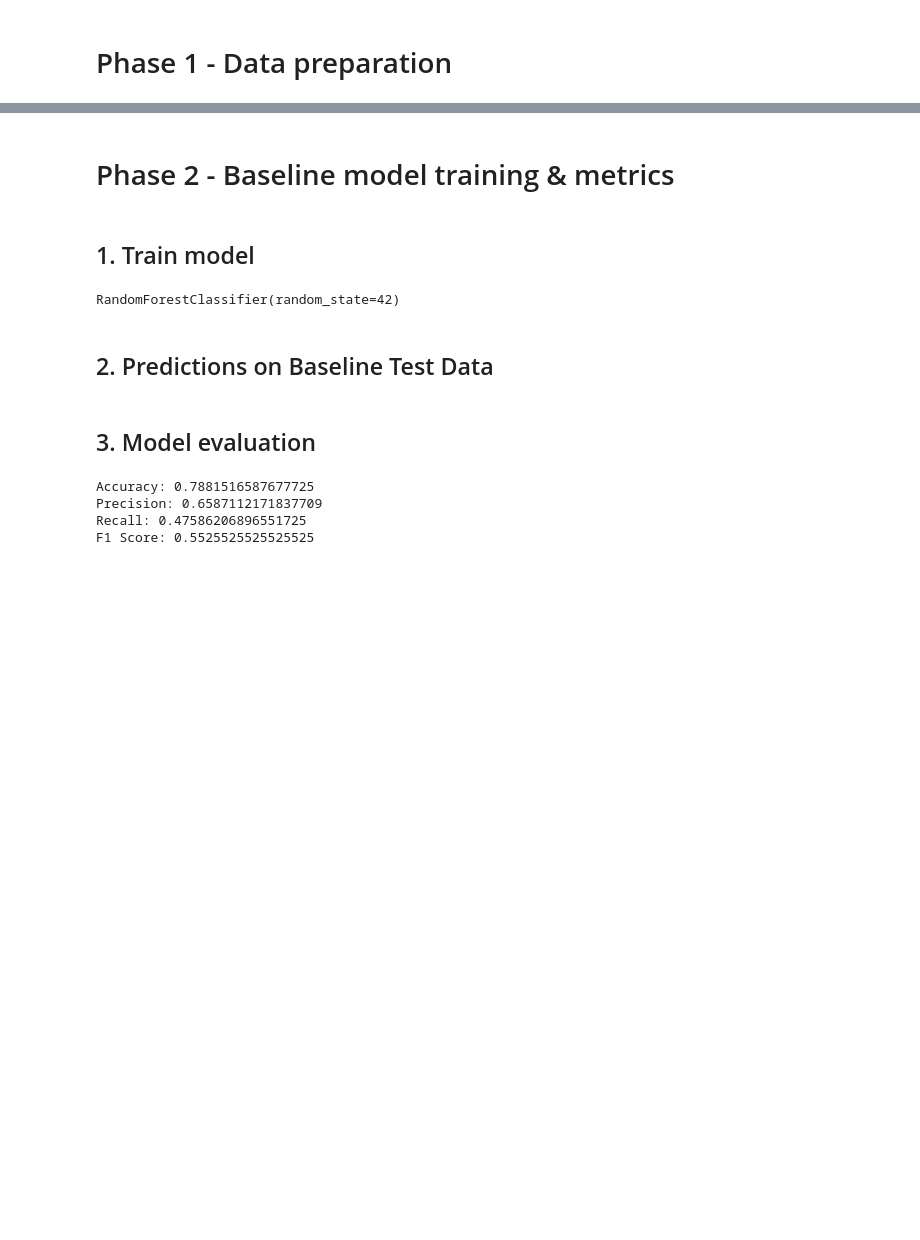
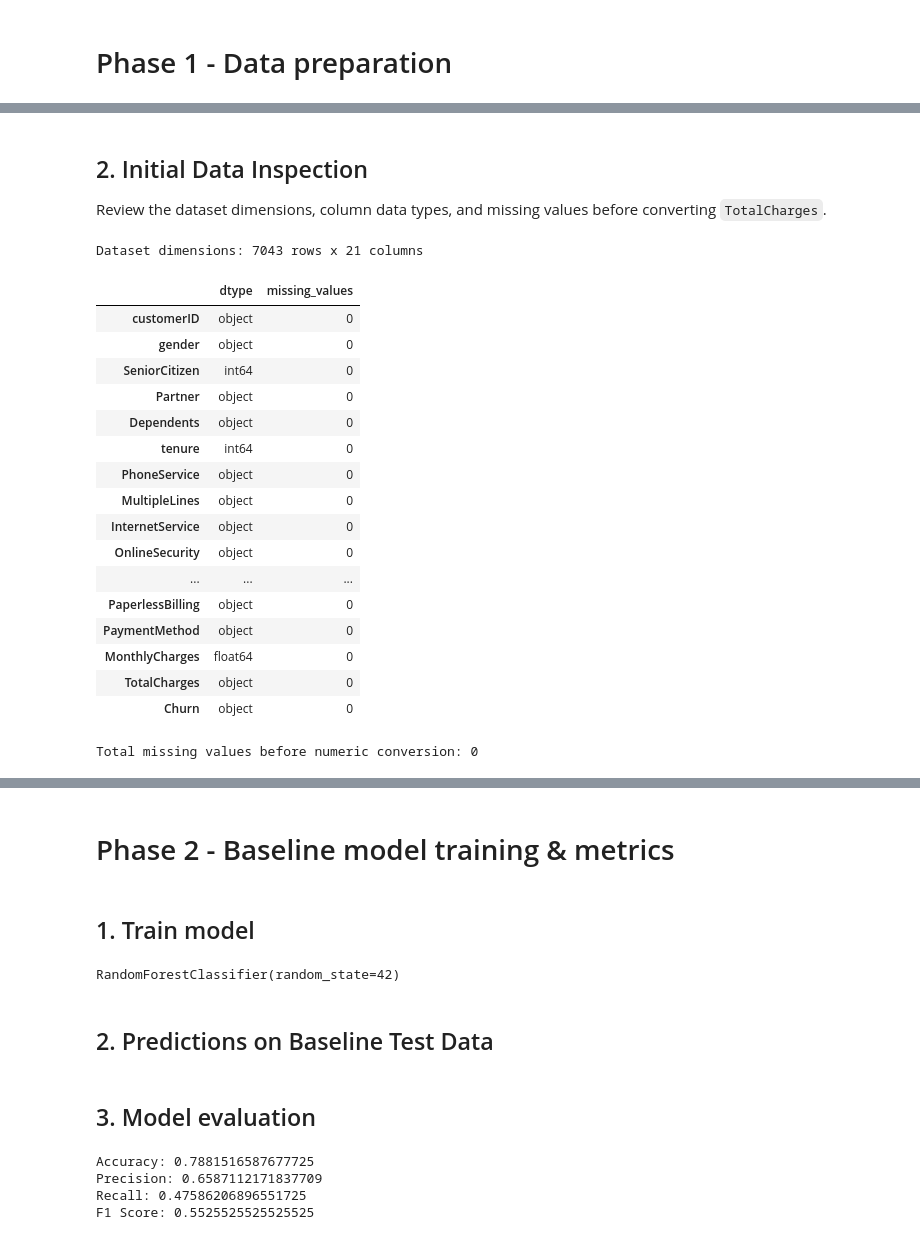
Before and after one commit to sanskruti-joshi/drift-detection-in-ML-systems, a Jupyter notebook: notebooks/Drift_detection_with_retrain_trigger.ipynb, the cells around one changed output, grey strips where cells are left out. Saved outputs shown, nothing was run; the diff lists cells and outputs as text; code cells hidden in the pictures; blank space fills up the shorter version.

Commit message:
refactor(data): improve preprocessing transparency and validation

```diff
--- a/notebooks/Drift_detection_with_retrain_trigger.ipynb
+++ b/notebooks/Drift_detection_with_retrain_trigger.ipynb
@@ -45,0 +22,10 @@ df = df.drop("customerID", axis=1)
+# %%
+data_path = "../data/Customer_Churn_dataset.csv"
+if data_path is None:
+    raise FileNotFoundError(
+        "Could not find data/Customer_Churn_dataset.csv from the notebook or repository root."
+    )
+
+df = pd.read_csv(data_path)
+
+df.head()
@@ -45,0 +40,34 @@ df = df.drop("customerID", axis=1)
+# %% [markdown]
+## 2. Initial Data Inspection
+
+Review the dataset dimensions, column data types, and missing values before converting `TotalCharges`.
+# %%
+print(f"Dataset dimensions: {df.shape[0]} rows x {df.shape[1]} columns")
+column_info = pd.DataFrame(
+    {
+        "dtype": df.dtypes.astype(str),
+        "missing_values": df.isna().sum(),
+    }
+)
+display(column_info)
+print("Total missing values before numeric conversion:", int(df.isna().sum().sum()))
+# %% [output]
+Dataset dimensions: 7043 rows x 21 columns
+|  | dtype | missing_values |
+| customerID | object | 0 |
+| gender | object | 0 |
+| SeniorCitizen | int64 | 0 |
+| Partner | object | 0 |
+| Dependents | object | 0 |
+| tenure | int64 | 0 |
+| PhoneService | object | 0 |
+| MultipleLines | object | 0 |
+| InternetService | object | 0 |
+| OnlineSecurity | object | 0 |
+| ... | ... | ... |
+| PaperlessBilling | object | 0 |
+| PaymentMethod | object | 0 |
+| MonthlyCharges | float64 | 0 |
+| TotalCharges | object | 0 |
+| Churn | object | 0 |
+Total missing values before numeric conversion: 0
```
Also changed, not shown: parts of 27 cells of this notebook.
